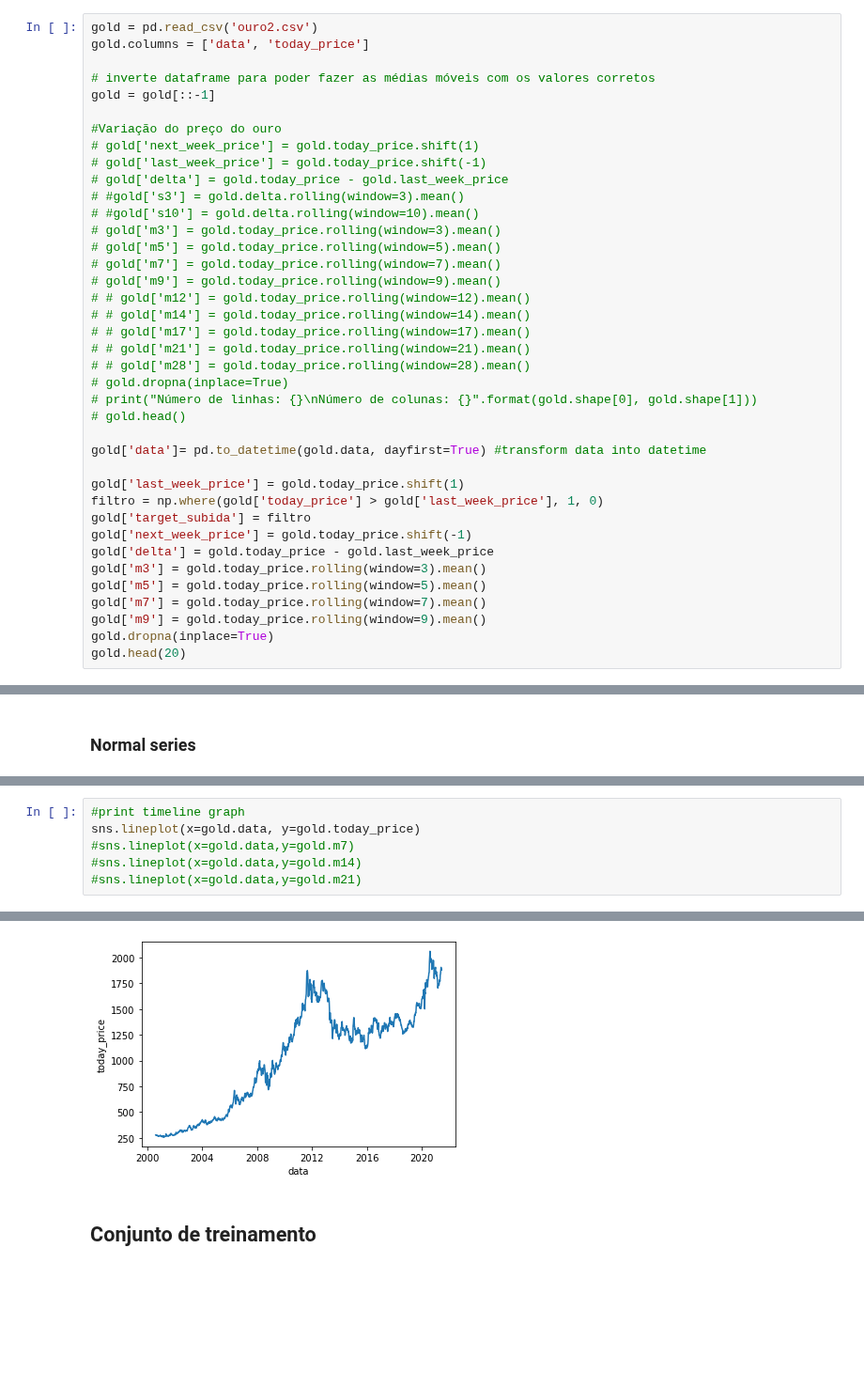
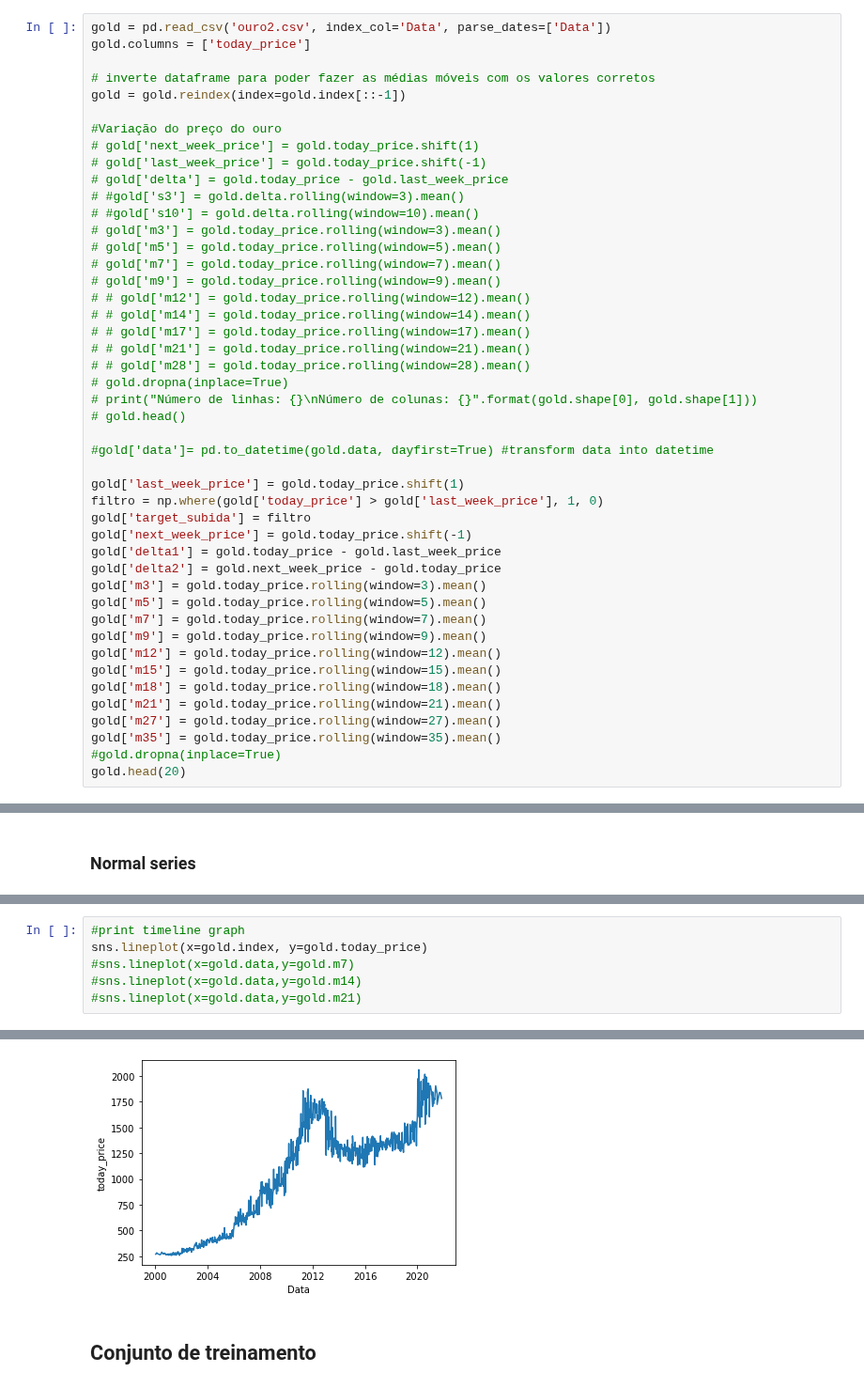
Before and after one commit to andisantos/MO431-432, a Jupyter notebook: MO432/T3/gil.ipynb, the cells around one changed output, grey strips where cells are left out. Shown at 94% size. Drawn from its saved outputs; the diff is of its cells as text; blank space fills up the shorter version.

Commit message:
Create gil2 to use windows
No advantage found

```diff
--- a/MO432/T3/gil.ipynb
+++ b/MO432/T3/gil.ipynb
@@ -18,11 +18,11 @@ from sklearn.metrics import mean_squared_error
 import warnings
 warnings.filterwarnings('ignore')
 # %%
-gold = pd.read_csv('ouro2.csv')
-gold.columns = ['data', 'today_price']
+gold = pd.read_csv('ouro2.csv', index_col='Data', parse_dates=['Data'])
+gold.columns = ['today_price']
 
 # inverte dataframe para poder fazer as médias móveis com os valores corretos
-gold = gold[::-1]
+gold = gold.reindex(index=gold.index[::-1])
 
 #Variação do preço do ouro
 # gold['next_week_price'] = gold.today_price.shift(1)
@@ -43,17 +43,24 @@ gold = gold[::-1]
 # print("Número de linhas: {}\nNúmero de colunas: {}".format(gold.shape[0], gold.shape[1]))
 # gold.head()
 
-gold['data']= pd.to_datetime(gold.data, dayfirst=True) #transform data into datetime
+#gold['data']= pd.to_datetime(gold.data, dayfirst=True) #transform data into datetime
 
 gold['last_week_price'] = gold.today_price.shift(1)
 filtro = np.where(gold['today_price'] > gold['last_week_price'], 1, 0)
 gold['target_subida'] = filtro
 gold['next_week_price'] = gold.today_price.shift(-1)
-gold['delta'] = gold.today_price - gold.last_week_price
+gold['delta1'] = gold.today_price - gold.last_week_price
+gold['delta2'] = gold.next_week_price - gold.today_price
 gold['m3'] = gold.today_price.rolling(window=3).mean()
 gold['m5'] = gold.today_price.rolling(window=5).mean()
 gold['m7'] = gold.today_price.rolling(window=7).mean()
 gold['m9'] = gold.today_price.rolling(window=9).mean()
-gold.dropna(inplace=True)
+gold['m12'] = gold.today_price.rolling(window=12).mean()
+gold['m15'] = gold.today_price.rolling(window=15).mean()
+gold['m18'] = gold.today_price.rolling(window=18).mean()
+gold['m21'] = gold.today_price.rolling(window=21).mean()
+gold['m27'] = gold.today_price.rolling(window=27).mean()
+gold['m35'] = gold.today_price.rolling(window=35).mean()
+#gold.dropna(inplace=True)
 gold.head(20)
 # %% [output]
@@ -93,6 +102,6 @@ sns.histplot(gold.today_price)
 # %%
 #print timeline graph
-sns.lineplot(x=gold.data, y=gold.today_price)
+sns.lineplot(x=gold.index, y=gold.today_price)
 #sns.lineplot(x=gold.data,y=gold.m7)
 #sns.lineplot(x=gold.data,y=gold.m14)
 #sns.lineplot(x=gold.data,y=gold.m21)
@@ -101,4 +110,4 @@ sns.lineplot(x=gold.data, y=gold.today_price)
-[figure, old version]
+[figure, new version]
 # %% [markdown]
 ## Conjunto de treinamento
 # %%
```
Also changed, not shown: parts of 30 cells of this notebook, 1 other file.
